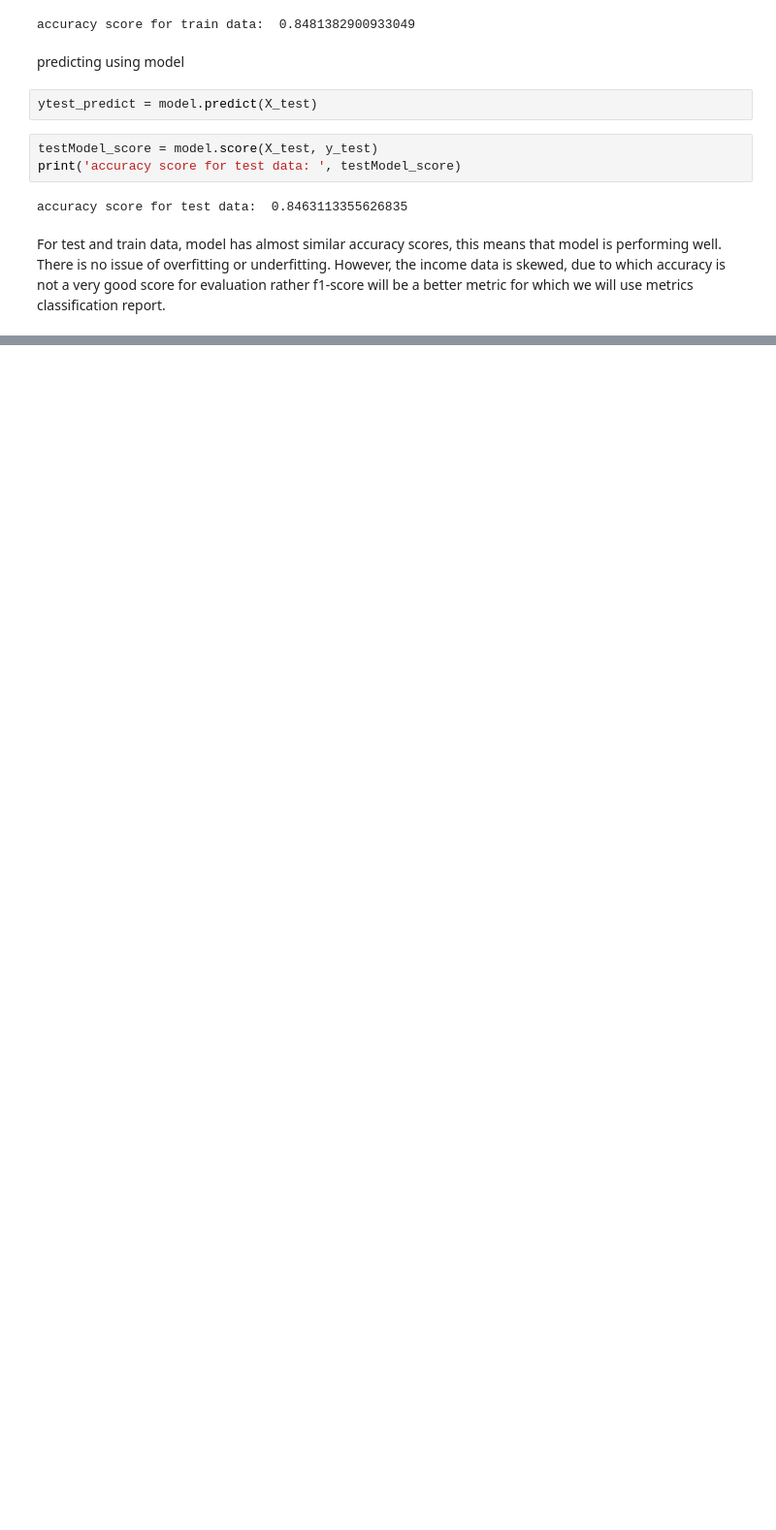
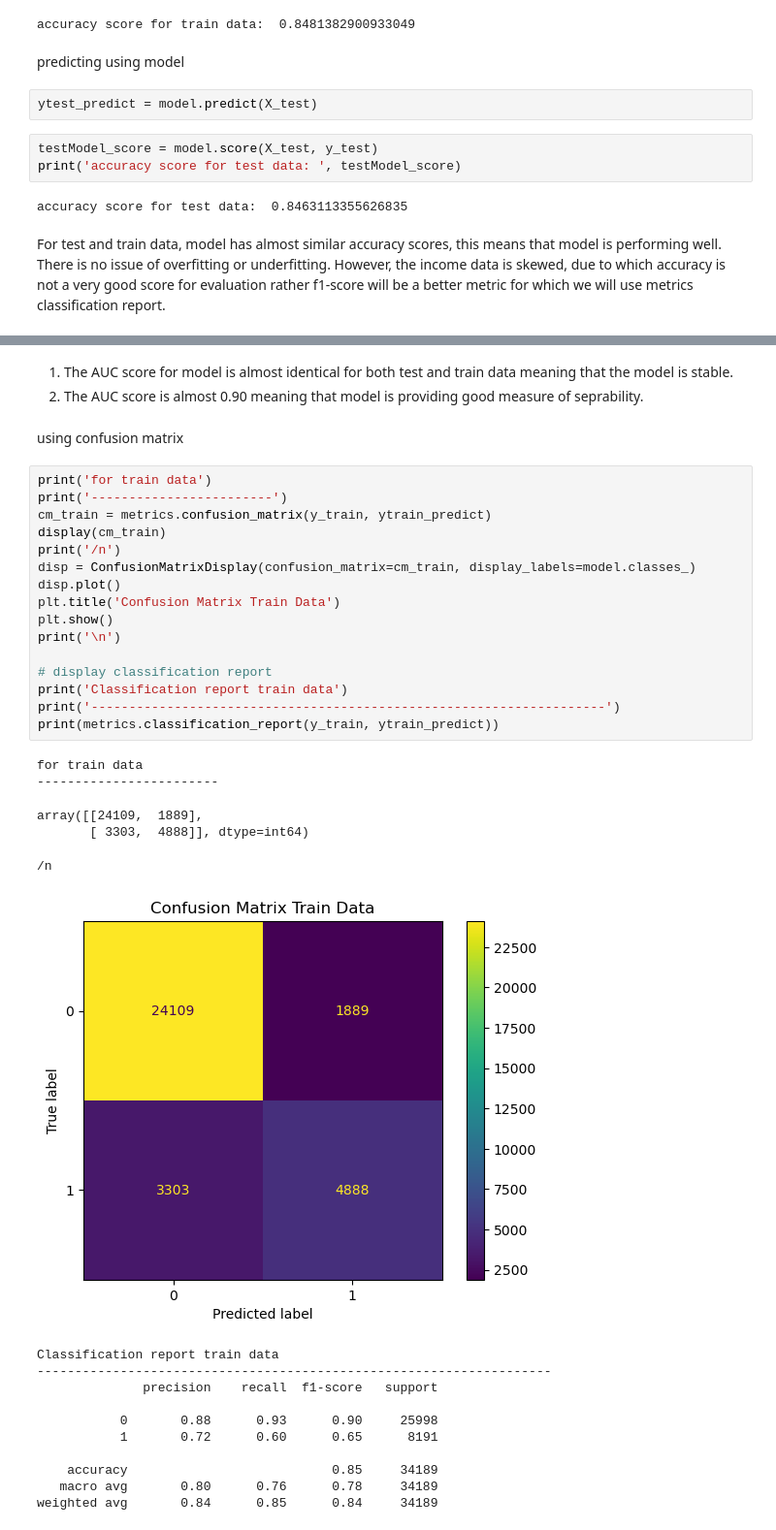
Before and after one commit to keithmmc/dataprojects, a Jupyter notebook: income.ipynb, the cells around one changed output, grey strips where cells are left out. Shown at 97% size. Cells and saved outputs as stored; diff of their text form; blank space fills up the shorter version.

```diff
--- a/income.ipynb
+++ b/income.ipynb
@@ -563,0 +610,38 @@ For test and train data, model has almost similar accuracy scores, this means th
+# %% [markdown]
+1. The AUC score for model is almost identical for both test and train data meaning that the model is stable.
+2. The AUC score is almost 0.90 meaning that model is providing good measure of seprability.
+# %% [markdown]
+using confusion matrix
+# %%
+print('for train data')
+print('------------------------')
+cm_train = metrics.confusion_matrix(y_train, ytrain_predict)
+display(cm_train)
+print('/n')
+disp = ConfusionMatrixDisplay(confusion_matrix=cm_train, display_labels=model.classes_)
+disp.plot()
+plt.title('Confusion Matrix Train Data')
+plt.show()
+print('\n')
+
+# display classification report
+print('Classification report train data')
+print('--------------------------------------------------------------------')
+print(metrics.classification_report(y_train, ytrain_predict))
+# %% [output]
+for train data
+------------------------
+array([[24109,  1889],
+       [ 3303,  4888]], dtype=int64)
+/n
+[figure, added]
+Classification report train data
+--------------------------------------------------------------------
+              precision    recall  f1-score   support
+
+           0       0.88      0.93      0.90     25998
+           1       0.72      0.60      0.65      8191
+
+    accuracy                           0.85     34189
+   macro avg       0.80      0.76      0.78     34189
+weighted avg       0.84      0.85      0.84     34189
```
Also changed, not shown: parts of 17 cells of this notebook.
